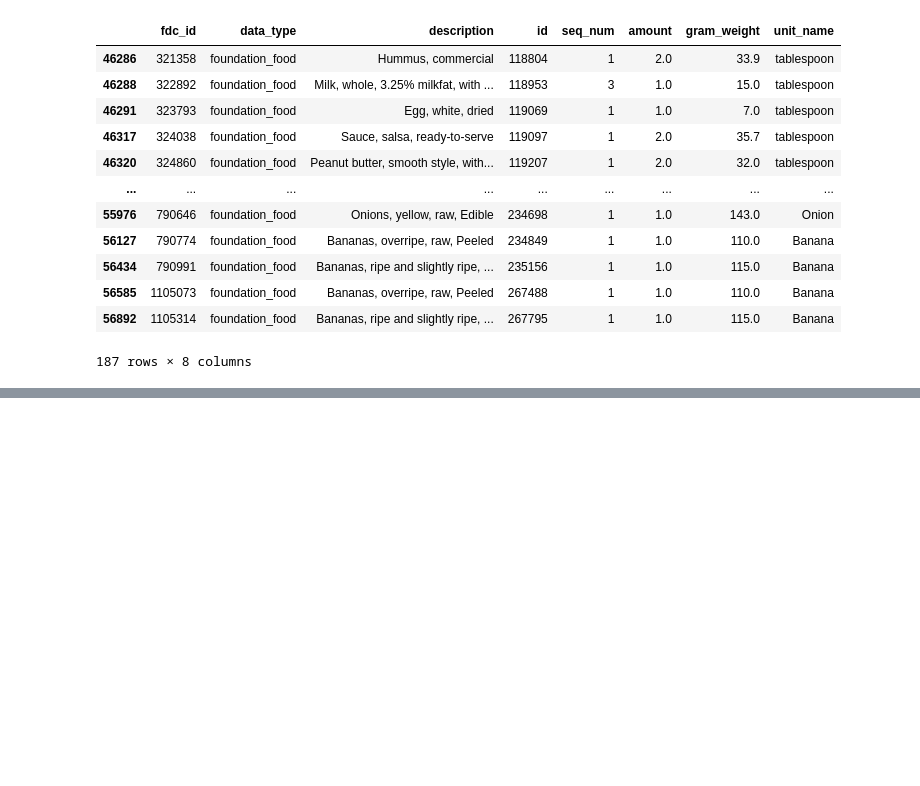
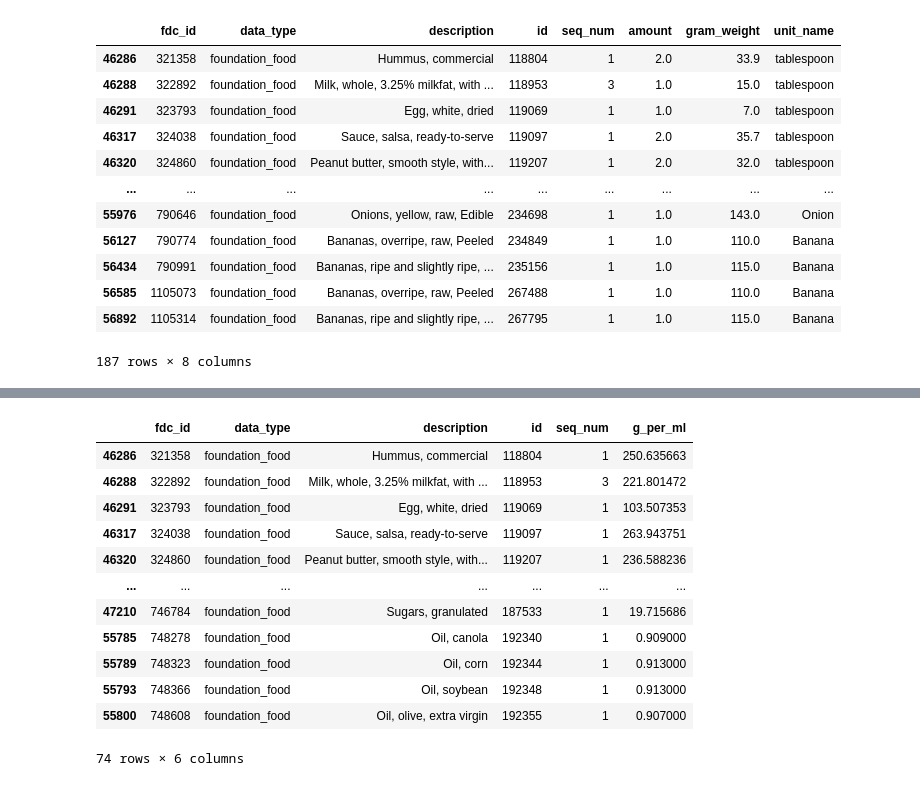
Before and after one commit to danzou56/food-data, a Jupyter notebook: scratch.ipynb, the cells around one changed output, grey strips where cells are left out. Drawn from its saved outputs; the diff is of its cells as text; code cells hidden in the pictures; blank space fills up the shorter version.

```diff
--- a/scratch.ipynb
+++ b/scratch.ipynb
@@ -320,0 +238,19 @@ Series([], Name: discontinued_date, dtype: Int64)
+# %%
+from FoundationTable import FoundationTable
+ft = FoundationTable()
+ft_df = ft.get_df()
+ft_df
+# %% [output]
+|  | fdc_id | data_type | description | id | seq_num | g_per_ml |
+| 46286 | 321358 | foundation_food | Hummus, commercial | 118804 | 1 | 250.635663 |
+| 46288 | 322892 | foundation_food | Milk, whole, 3.25% milkfat, with ... | 118953 | 3 | 221.801472 |
+| 46291 | 323793 | foundation_food | Egg, white, dried | 119069 | 1 | 103.507353 |
+| 46317 | 324038 | foundation_food | Sauce, salsa, ready-to-serve | 119097 | 1 | 263.943751 |
+| 46320 | 324860 | foundation_food | Peanut butter, smooth style, with... | 119207 | 1 | 236.588236 |
+| ... | ... | ... | ... | ... | ... | ... |
+| 47210 | 746784 | foundation_food | Sugars, granulated | 187533 | 1 | 19.715686 |
+| 55785 | 748278 | foundation_food | Oil, canola | 192340 | 1 | 0.909000 |
+| 55789 | 748323 | foundation_food | Oil, corn | 192344 | 1 | 0.913000 |
+| 55793 | 748366 | foundation_food | Oil, soybean | 192348 | 1 | 0.913000 |
+| 55800 | 748608 | foundation_food | Oil, olive, extra virgin | 192355 | 1 | 0.907000 |
+74 rows × 6 columns
```
Also changed, not shown: parts of 11 cells of this notebook.
